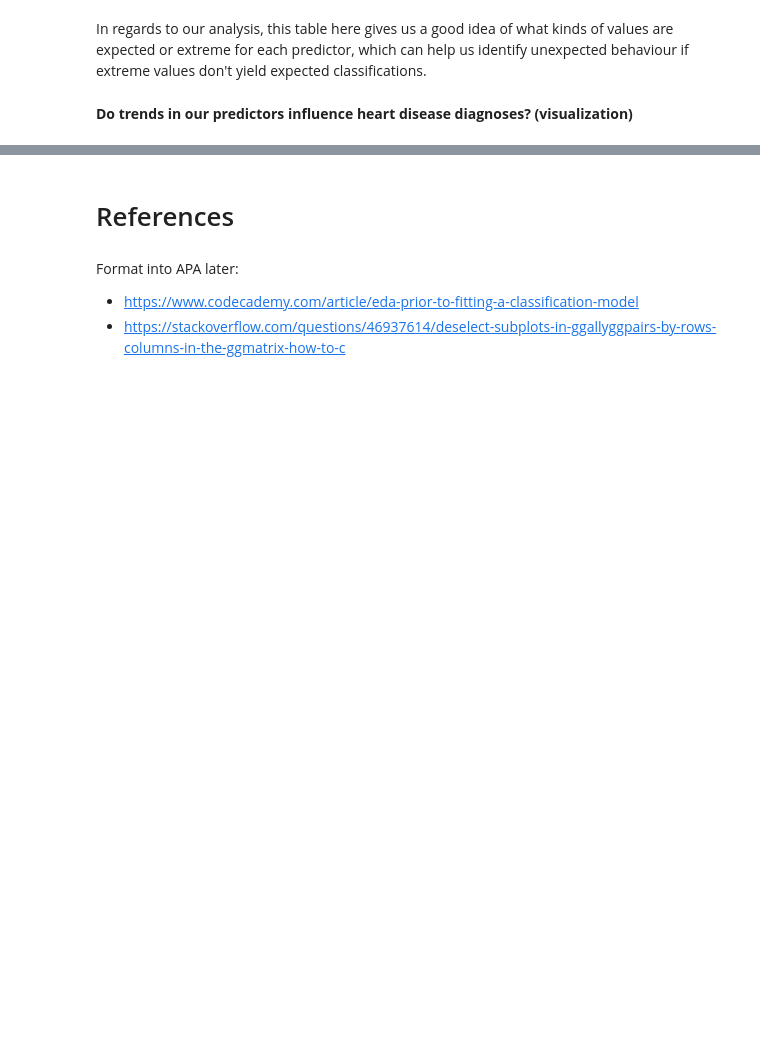
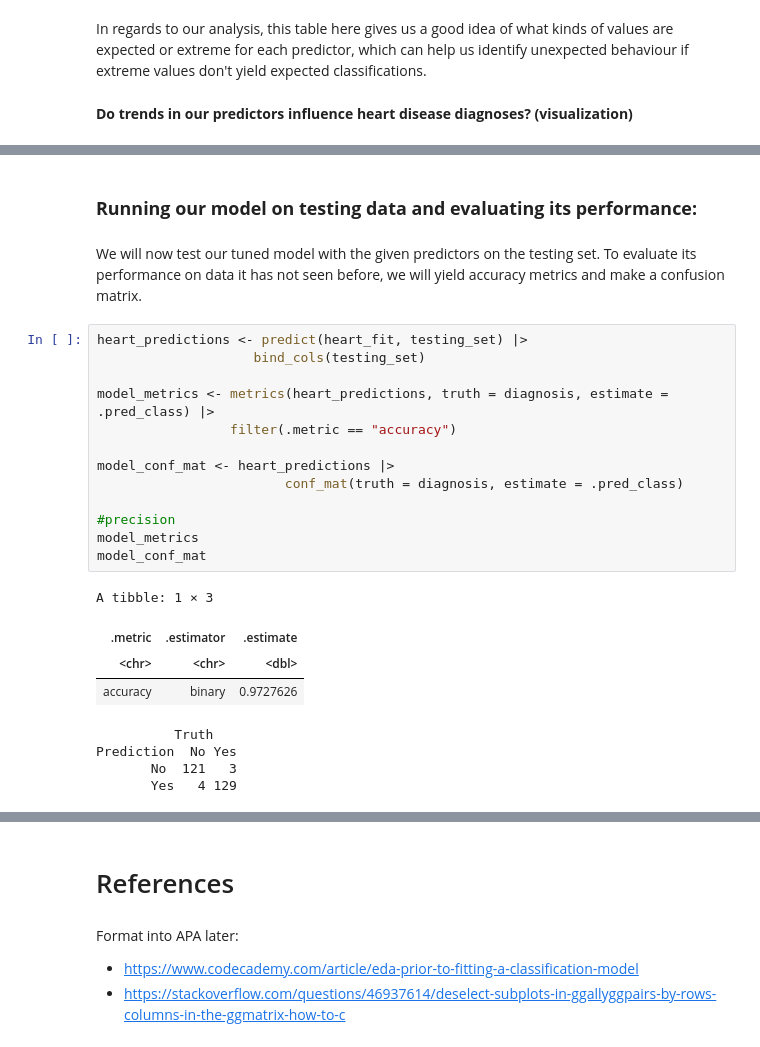
Before and after one commit to dislasriv/Heart-Disease-Data-Analysis, a Jupyter notebook: ProjectReport.ipynb, the cells around one changed output, grey strips where cells are left out. Drawn from its saved outputs; the diff is of its cells as text; blank space fills up the shorter version.

```diff
--- a/ProjectReport.ipynb
+++ b/ProjectReport.ipynb
@@ -125,0 +217,26 @@ From the two observations we have made above, we can begin to establish patterns
+# %% [markdown]
+### **Running our model on testing data and evaluating its performance:**
+# %% [markdown]
+We will now test our tuned model with the given predictors on the testing set. To evaluate its performance on data it has not seen before, we will yield accuracy metrics and make a confusion matrix.
+# %%
+heart_predictions <- predict(heart_fit, testing_set) |>
+                    bind_cols(testing_set)
+
+model_metrics <- metrics(heart_predictions, truth = diagnosis, estimate = .pred_class) |>
+                 filter(.metric == "accuracy")
+
+model_conf_mat <- heart_predictions |>
+                        conf_mat(truth = diagnosis, estimate = .pred_class)
+
+#precision
+model_metrics
+model_conf_mat
+# %% [output]
+A tibble: 1 × 3
+| .metric | .estimator | .estimate |
+| <chr> | <chr> | <dbl> |
+| accuracy | binary | 0.9727626 |
+          Truth
+Prediction  No Yes
+       No  121   3
+       Yes   4 129
```
Also changed, not shown: parts of 29 cells of this notebook.
